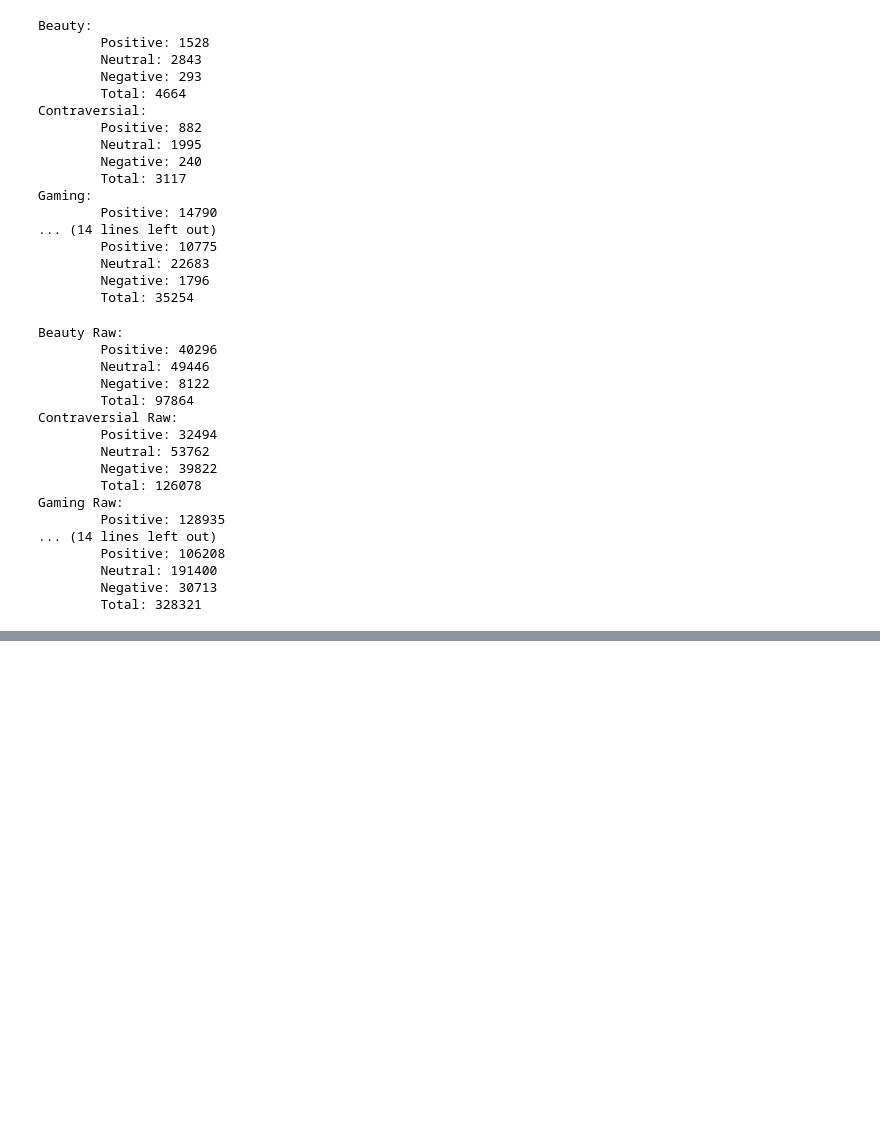
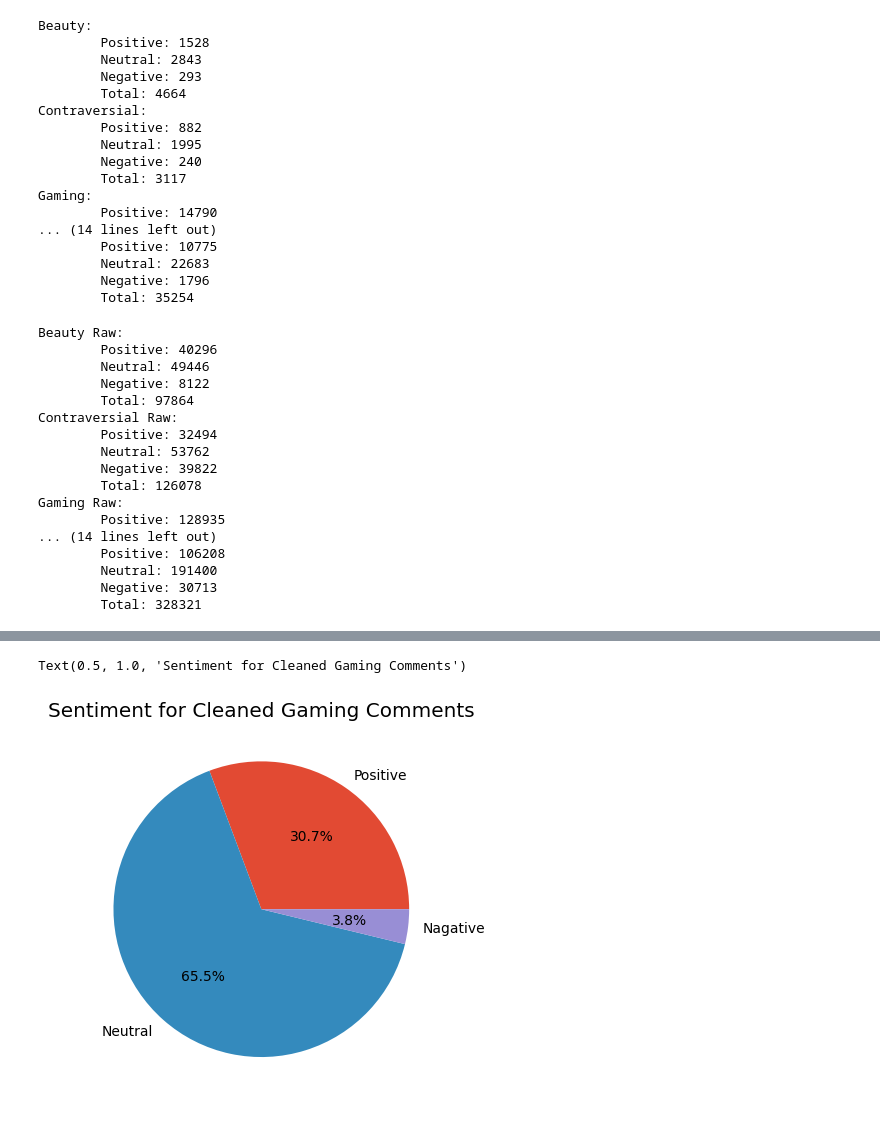
Before and after one commit to fahigley/YT_Sentiment_Analysis, a Jupyter notebook: code/sentiment_analysis.ipynb, the cells around one changed output, grey strips where cells are left out. Cells and saved outputs as stored; diff of their text form; code cells hidden in the pictures; blank space fills up the shorter version.

```diff
--- a/code/sentiment_analysis.ipynb
+++ b/code/sentiment_analysis.ipynb
@@ -177,0 +185,8 @@ Gaming Raw:
+# %%
+cg_sizes = [gaming_sent_totals_clean[0] / sum(gaming_sent_totals_clean), gaming_sent_totals_clean[1] / sum(gaming_sent_totals_clean), gaming_sent_totals_clean[2] / sum(gaming_sent_totals_clean)]
+fig, ax = plt.subplots()
+ax.pie(cg_sizes, labels=labels, autopct='%1.1f%%')
+ax.set_title("Sentiment for Cleaned Gaming Comments")
+# %% [output]
+Text(0.5, 1.0, 'Sentiment for Cleaned Gaming Comments')
+[figure, added]
```
Also changed, not shown: parts of 19 cells of this notebook, 12 other files.
